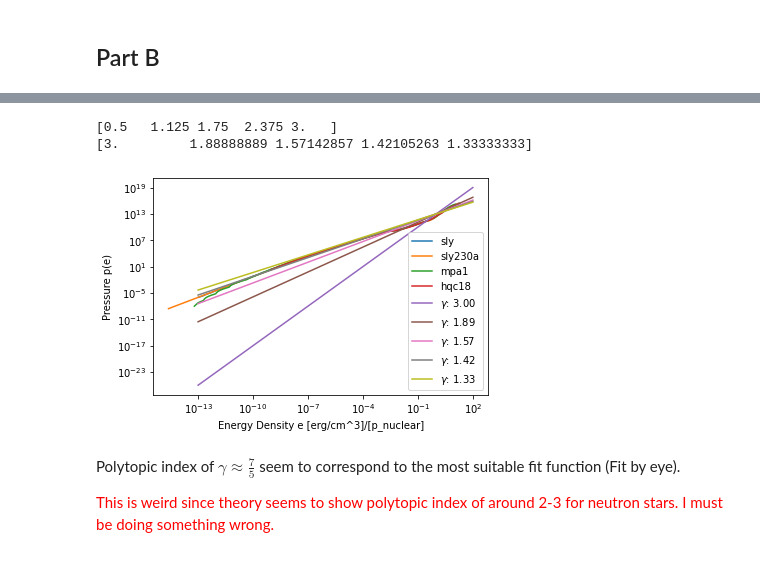
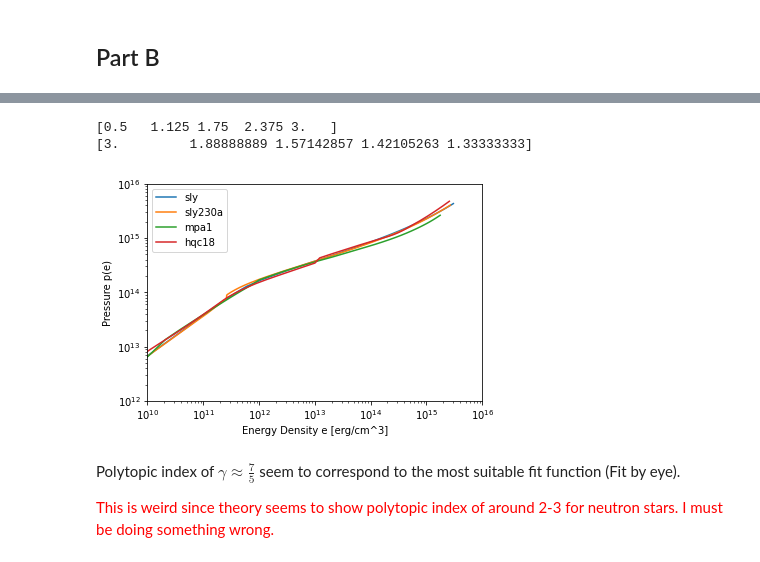
Before and after one commit to utkarsh7236/fmodes, a Jupyter notebook: Intro/CTA200 Final Project Assignment.ipynb, the cells around one changed output, grey strips where cells are left out. Saved outputs shown, nothing was run; the diff lists cells and outputs as text; code cells hidden in the pictures.

Commit message:
TOV Integration plot for varying EOS

```diff
--- a/Intro/CTA200 Final Project Assignment.ipynb
+++ b/Intro/CTA200 Final Project Assignment.ipynb
@@ -175,52 +209,50 @@ df_list = ["sly.csv", "sly230a.csv", "mpa1.csv", "hqc18.csv"]
 
 for df_name in df_list:
     df = pd.read_csv(df_name)
-    N = int(1e3)
-    n_den = 2.3e14
+    N = int(1e5)
 
     pressure = df.pressurec2
     e_den = df.energy_densityc2
 
-    e_den_normed = e_den/n_den
+    e_den_normed = e_den
 
-    f_p_smooth = interp1d(e_den_normed, pressure)
+    f_p_smooth = interp1d(e_den_normed, pressure, fill_value = 0)
 
-    log_den = np.log10(e_den_normed)
-    e_smooth = np.logspace(log_den.min()*0.98,
-                           0.98*log_den.max(), N)
+    e_smooth = np.linspace(e_den_normed.min(),e_den_normed.max(), N)
 
     p_smooth = f_p_smooth(e_smooth)
 
     # Converting to line plot now
     plt.plot(e_smooth, p_smooth, label = f"{df_name[:-4]}")
 
-
-    plt.xscale("log")
 
 # Plotting Polytopic Indicies
 
 n = np.linspace(0.5, 3, 5)
 gam_list = (n+1)/n
 
 print(n)
 print(gam_list)
 
-for gam, n_ in zip(gam_list, n):
-    K = 1e13
-    e_smooth = np.logspace(-13, 2, N)
-    p_smooth = K*e_smooth**gam
-    plt.plot(e_smooth, p_smooth, label = r"$\gamma$: "f"{gam:.2f}")
+# for gam, n_ in zip(gam_list, n):
+#     K = 1e13
+#     e_smooth = np.logspace(-13, 2, N)
+#     p_smooth = K*e_smooth**gam
+#     plt.plot(e_smooth, p_smooth, label = r"$\gamma$: "f"{gam:.2f}")
 
 
-plt.yscale("log")
-plt.xlabel("Energy Density e [erg/cm^3]/[p_nuclear]")
+plt.xscale('log')
+plt.xlim(10**10,10**16)
+plt.yscale('log')
+plt.ylim(10**12,10**16)
+plt.xlabel("Energy Density e [erg/cm^3]")
 plt.ylabel("Pressure p(e)")
 plt.legend()
 plt.show()
 # %% [output]
 [0.5   1.125 1.75  2.375 3.   ]
 [3.         1.88888889 1.57142857 1.42105263 1.33333333]
-[figure, old version]
+[figure, new version]
 # %% [markdown]
 Polytopic index of $\gamma \approx \frac{7}{5}$ seem to correspond to the most suitable fit function (Fit by eye).
 
```
Also changed, not shown: parts of 2 cells of this notebook, 1 other file.
